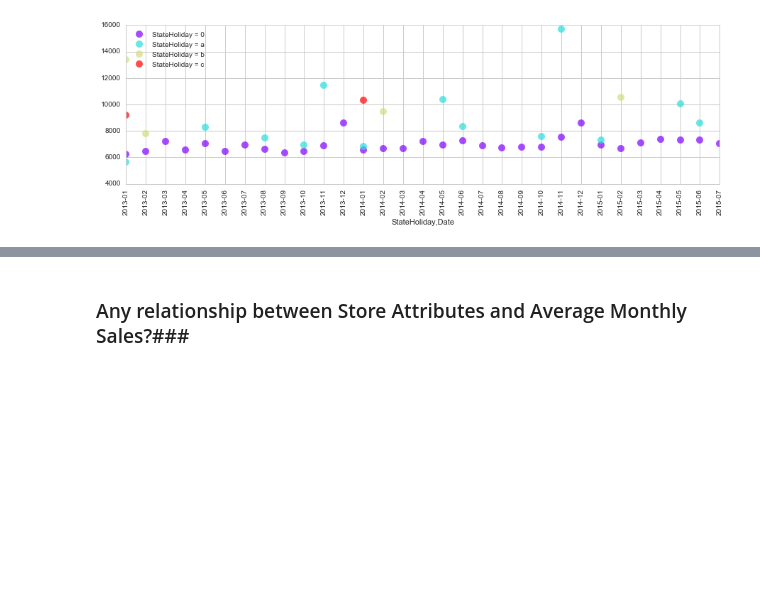
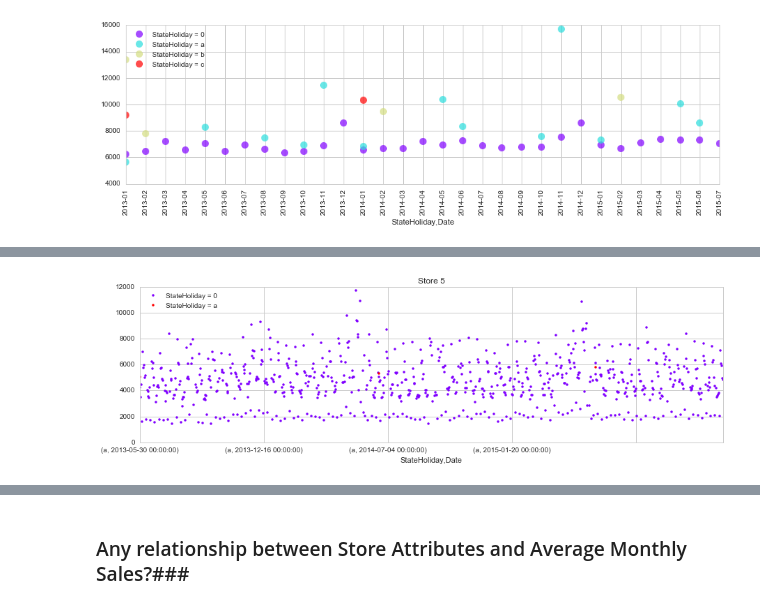
Before and after one commit to rocket-ron/kaggle, a Jupyter notebook: rossman/Exploratory_3.ipynb, the cells around one changed output, grey strips where cells are left out. Cells and saved outputs as stored; diff of their text form; code cells hidden in the pictures; blank space fills up the shorter version.

```diff
--- a/rossman/Exploratory_3.ipynb
+++ b/rossman/Exploratory_3.ipynb
@@ -337,0 +362,4 @@ PlotAvgSalesByGroup('StateHoliday', linestyle='None', marker='o', markersize=10,
+# %%
+PlotAvgSalesByGroup('StateHoliday', store=5, marker='.',daily=True, linestyle='None')
+# %% [output]
+[figure, added]
```
Also changed, not shown: parts of 11 cells of this notebook.
